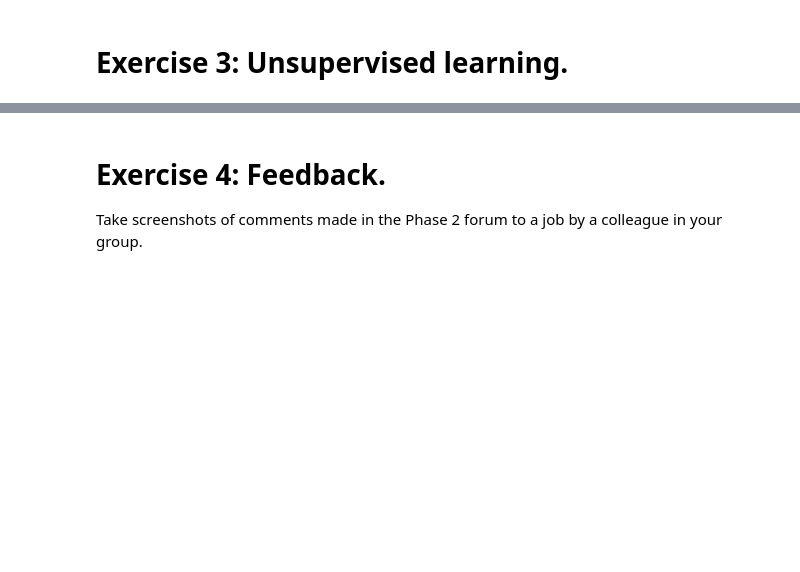
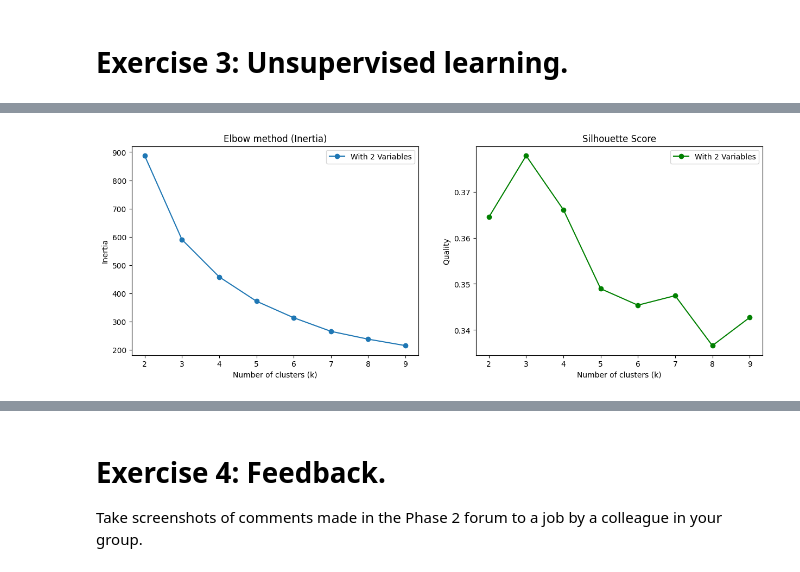
Before and after one commit to Jero2110/Advanced-ML---Phase-2, a Jupyter notebook: 02. Analysis/G01_Jeronimo_Ramos_Phase2.ipynb, the cells around one changed output, grey strips where cells are left out. Drawn from its saved outputs; the diff is of its cells as text; code cells hidden in the pictures; blank space fills up the shorter version.

```diff
--- a/02. Analysis/G01_Jeronimo_Ramos_Phase2.ipynb
+++ b/02. Analysis/G01_Jeronimo_Ramos_Phase2.ipynb
@@ -544,0 +603,14 @@ print(df_results.to_markdown(index=False))
+# %%
+def clean_data(data):
+    # Cleaning data
+    # Removing the empty values
+    data.replace(0, np.nan, inplace=True)
+    data.dropna(inplace=True)
+
+    # Removing the Outliers
+    Q1 = data.quantile(0.25)
+    Q3 = data.quantile(0.75)
+    IQR = Q3 - Q1
+    data_filtered = data[~((data < (Q1 - 1.5 * IQR)) | (data > (Q3 + 1.5 * IQR))).any(axis=1)]
+
+    return data_filtered
@@ -544,0 +675,7 @@ print(df_results.to_markdown(index=False))
+# %%
+# For the diabetes dataset we choose Glucose and the BMI
+df_class_kmeans = df_class['data'][['plas', 'mass']].copy()
+df_class_kmeans.columns = ['Glucose', 'BMI']
+
+
+X_class_kmeans = clean_data(df_class_kmeans)
@@ -544,0 +688,9 @@ print(df_results.to_markdown(index=False))
+# %%
+# We define a range of k-numbers to look out for the best result
+k_range=range(2, 10)
+
+X_class_scaled = StandardScaler().fit_transform(X_class_kmeans)
+
+inertia, silhouettes = get_metrics(X_class_scaled,  k_range, 2)
+# %% [output]
+[figure, added]
```
Also changed, not shown: parts of 27 cells of this notebook.
